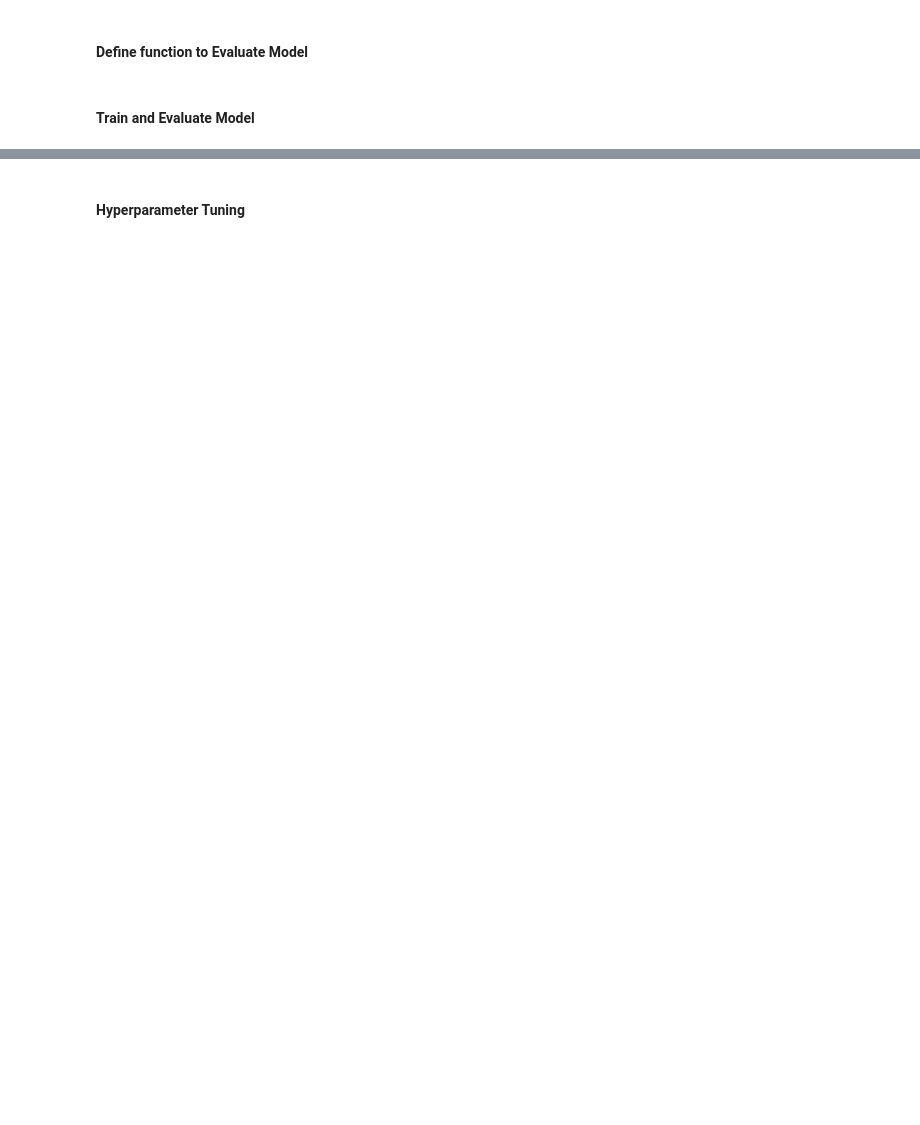
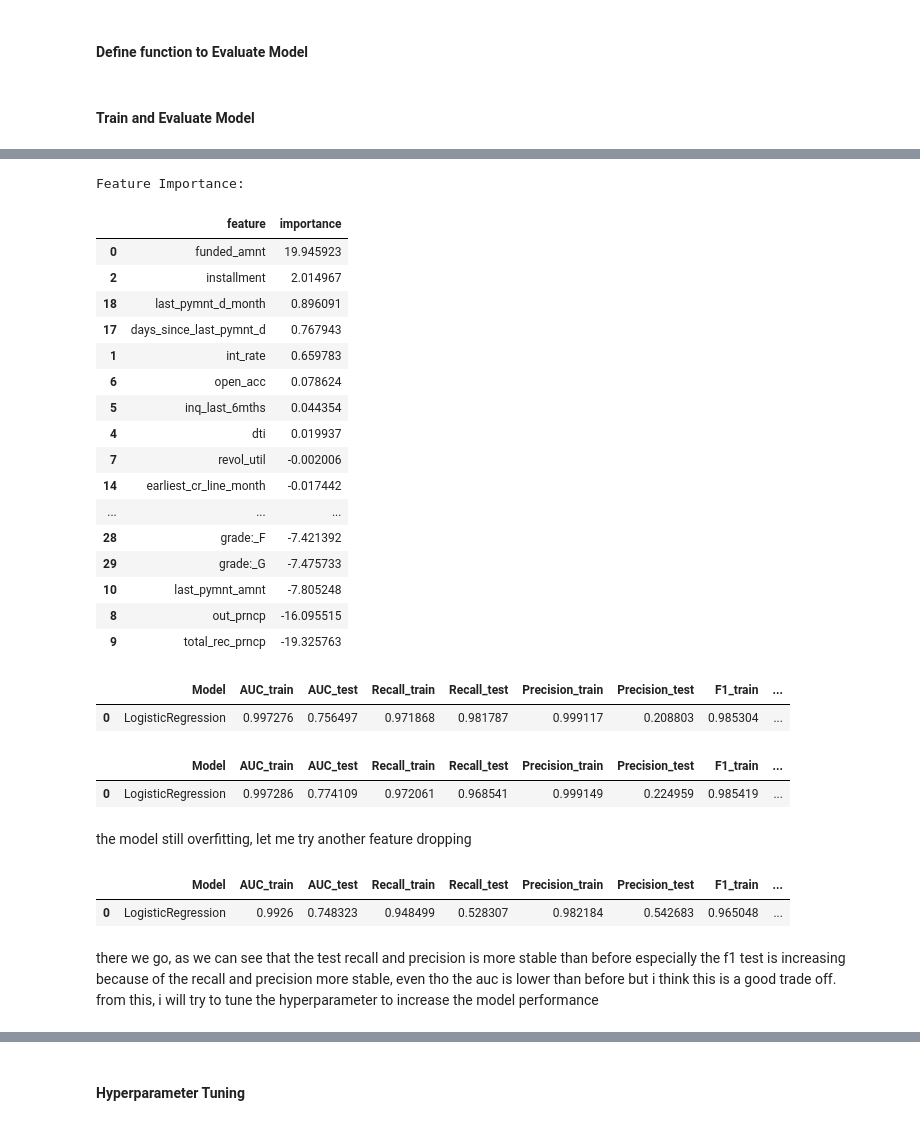
Before and after one commit to azaryasph/IDX-Partners-Project-Based-Internship-Prediction-Model, a Jupyter notebook: notebooks/data_preprocessing_new_manual.ipynb, the cells around one changed output, grey strips where cells are left out. Cells and saved outputs as stored; diff of their text form; code cells hidden in the pictures; blank space fills up the shorter version.

```diff
--- a/notebooks/data_preprocessing_new_manual.ipynb
+++ b/notebooks/data_preprocessing_new_manual.ipynb
@@ -388,0 +452,10 @@ X_train_selected = X_train_nomulti.drop(columns=not_sig, axis=1)
+# %%
+# Define a list of columns that have outliers
+outliers = ['annual_inc', 'inq_last_6mths', 'open_acc', 'revol_util']
+
+# Use the 'cap_outliers' function to handle outliers in the training data
+# The function caps the outliers in the specified columns of the DataFrame
+X_train_noutlier = cap_outliers(X_train_selected, outliers)
+
+# Display a random sample of 3 rows from the modified training data
+X_train_noutlier.sample(3)
@@ -735,0 +852,62 @@ evaluate_model(lr, X_train_ovr, y_train_ovr, X_test_enc, y_test, 0.8)
+# %%
+# Fit the Logistic Regression model to data so we can get the feature importances
+feature_importance = pd.DataFrame({'feature': X_train_enc.columns, 'importance': lr.coef_[0]})
+
+# Sort the DataFrame by importance in descending order
+feature_importance = feature_importance.sort_values('importance', ascending=False)
+
+# Set the maximum number of rows to display to None, which means all rows will be displayed
+pd.set_option('display.max_rows', None)
+
+# Display the feature importance
+print('\nFeature Importance:')
+display(feature_importance)
+# %% [output]
+Feature Importance:
+|  | feature | importance |
+| 0 | funded_amnt | 19.945923 |
+| 2 | installment | 2.014967 |
+| 18 | last_pymnt_d_month | 0.896091 |
+| 17 | days_since_last_pymnt_d | 0.767943 |
+| 1 | int_rate | 0.659783 |
+| 6 | open_acc | 0.078624 |
+| 5 | inq_last_6mths | 0.044354 |
+| 4 | dti | 0.019937 |
+| 7 | revol_util | -0.002006 |
+| 14 | earliest_cr_line_month | -0.017442 |
+| ... | ... | ... |
+| 28 | grade:_F | -7.421392 |
+| 29 | grade:_G | -7.475733 |
+| 10 | last_pymnt_amnt | -7.805248 |
+| 8 | out_prncp | -16.095515 |
+| 9 | total_rec_prncp | -19.325763 |
+# %%
+X_train_new = X_train_ovr.drop(columns=['inq_last_6mths', 'open_acc', 'revol_util', 'last_credit_pull_d_month', 'issue_d_month', 'days_since_earliest_cr_line', 'tot_cur_bal', 'earliest_cr_line_month'])
+X_test_new = X_test_enc.drop(columns=['inq_last_6mths', 'open_acc', 'revol_util', 'last_credit_pull_d_month', 'issue_d_month', 'days_since_earliest_cr_line', 'tot_cur_bal', 'earliest_cr_line_month'])
+
+lr_new =
+evaluate_model(lr, X_train_new, y_train_ovr, X_test_new, y_test, 0.5)
+# %% [output]
+|  | Model | AUC_train | AUC_test | Recall_train | Recall_test | Precision_train | Precision_test | F1_train | ... |
+| 0 | LogisticRegression | 0.997276 | 0.756497 | 0.971868 | 0.981787 | 0.999117 | 0.208803 | 0.985304 | ... |
+# %%
+X_train_new = X_train_ovr.drop(columns=['inq_last_6mths', 'open_acc', 'revol_util'])
+X_test_new = X_test_enc.drop(columns=['inq_last_6mths', 'open_acc', 'revol_util'])
+
+evaluate_model(lr, X_train_new, y_train_ovr, X_test_new, y_test, 0.5)
+# %% [output]
+|  | Model | AUC_train | AUC_test | Recall_train | Recall_test | Precision_train | Precision_test | F1_train | ... |
+| 0 | LogisticRegression | 0.997286 | 0.774109 | 0.972061 | 0.968541 | 0.999149 | 0.224959 | 0.985419 | ... |
+# %% [markdown]
+the model still overfitting, let me try another feature dropping
+# %%
+X_train_new = X_train_ovr.drop(columns=['inq_last_6mths', 'open_acc', 'revol_util', 'total_rec_prncp'])
+X_test_new = X_test_enc.drop(columns=['inq_last_6mths', 'open_acc', 'revol_util', 'total_rec_prncp'])
+
+evaluate_model(lr, X_train_new, y_train_ovr, X_test_new, y_test, 0.5)
+# %% [output]
+|  | Model | AUC_train | AUC_test | Recall_train | Recall_test | Precision_train | Precision_test | F1_train | ... |
+| 0 | LogisticRegression | 0.9926 | 0.748323 | 0.948499 | 0.528307 | 0.982184 | 0.542683 | 0.965048 | ... |
+# %% [markdown]
+there we go, as we can see that the test recall and precision is more stable than before especially the f1 test is increasing because of the recall and precision more stable, even tho the auc is lower than before but i think this is a good trade off.<br>
+from this, i will try to tune the hyperparameter to increase the model performance
```
Also changed, not shown: parts of 36 cells of this notebook.
